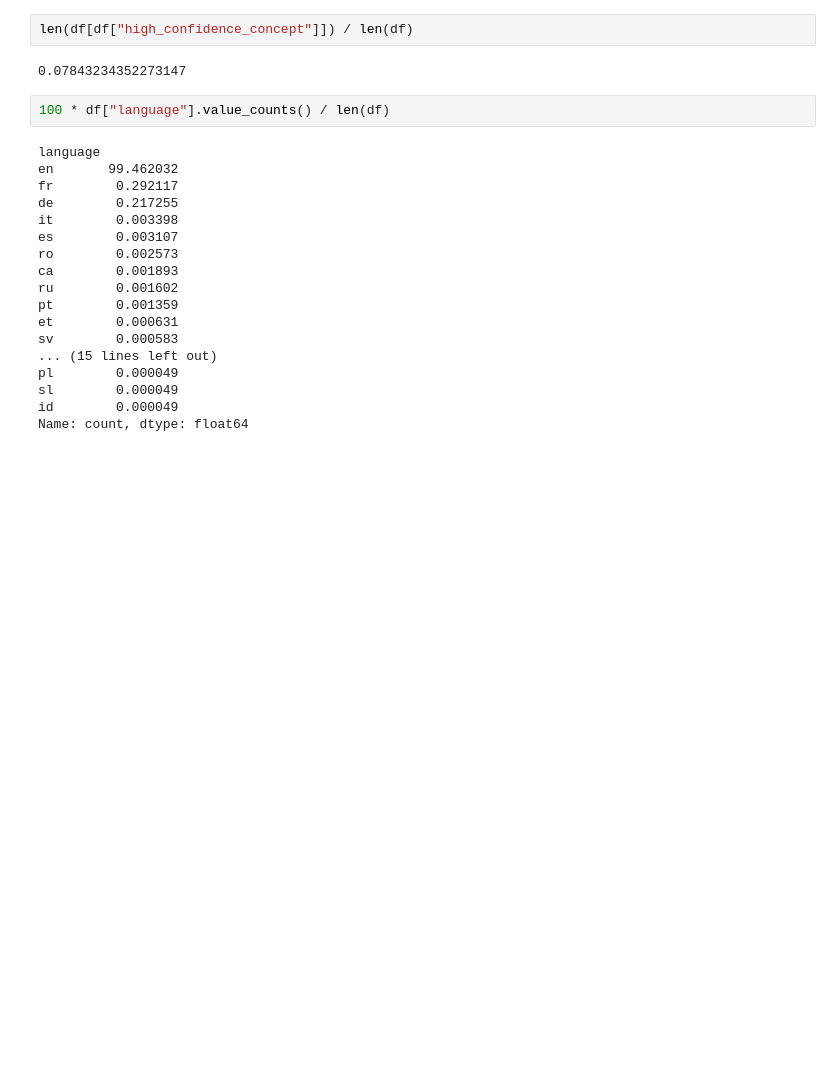
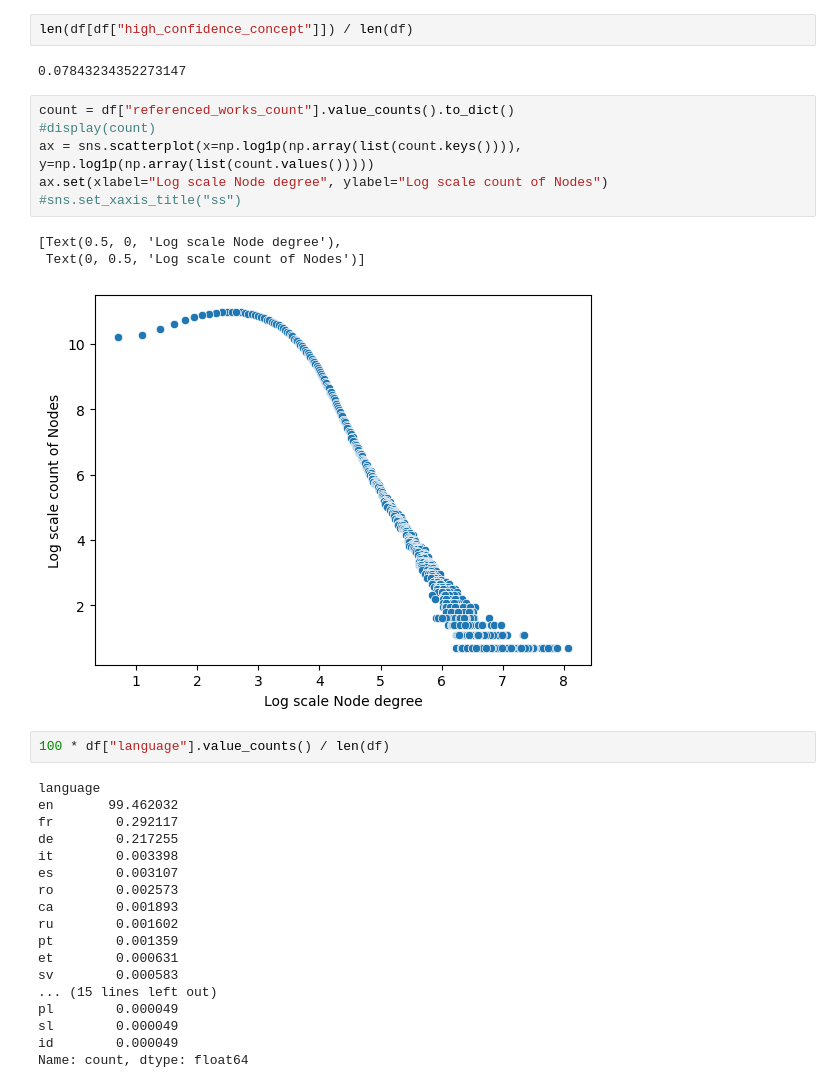
Before and after one commit to machadoprx/ml_applied_to_scientometrics, a Jupyter notebook: notebooks/02 - Preprocessing and Mini EDA.ipynb, the cells around one changed output. Saved outputs shown, nothing was run; the diff lists cells and outputs as text; blank space fills up the shorter version.

```diff
--- a/notebooks/02 - Preprocessing and Mini EDA.ipynb
+++ b/notebooks/02 - Preprocessing and Mini EDA.ipynb
@@ -105,6 +108,16 @@ df["publication_date"].apply(lambda x: x[:4]).value_counts().sort_index().plot.b
 len(df[df["high_confidence_concept"]]) / len(df)
 # %% [output]
 0.07843234352273147
+# %%
+count = df["referenced_works_count"].value_counts().to_dict()
+#display(count)
+ax = sns.scatterplot(x=np.log1p(np.array(list(count.keys()))), y=np.log1p(np.array(list(count.values()))))
+ax.set(xlabel="Log scale Node degree", ylabel="Log scale count of Nodes")
+#sns.set_xaxis_title("ss")
+# %% [output]
+[Text(0.5, 0, 'Log scale Node degree'),
+ Text(0, 0.5, 'Log scale count of Nodes')]
+[figure, added]
 # %%
 100 * df["language"].value_counts() / len(df)
 # %% [output]
```
Also changed, not shown: parts of 48 cells of this notebook, 3 other files.
